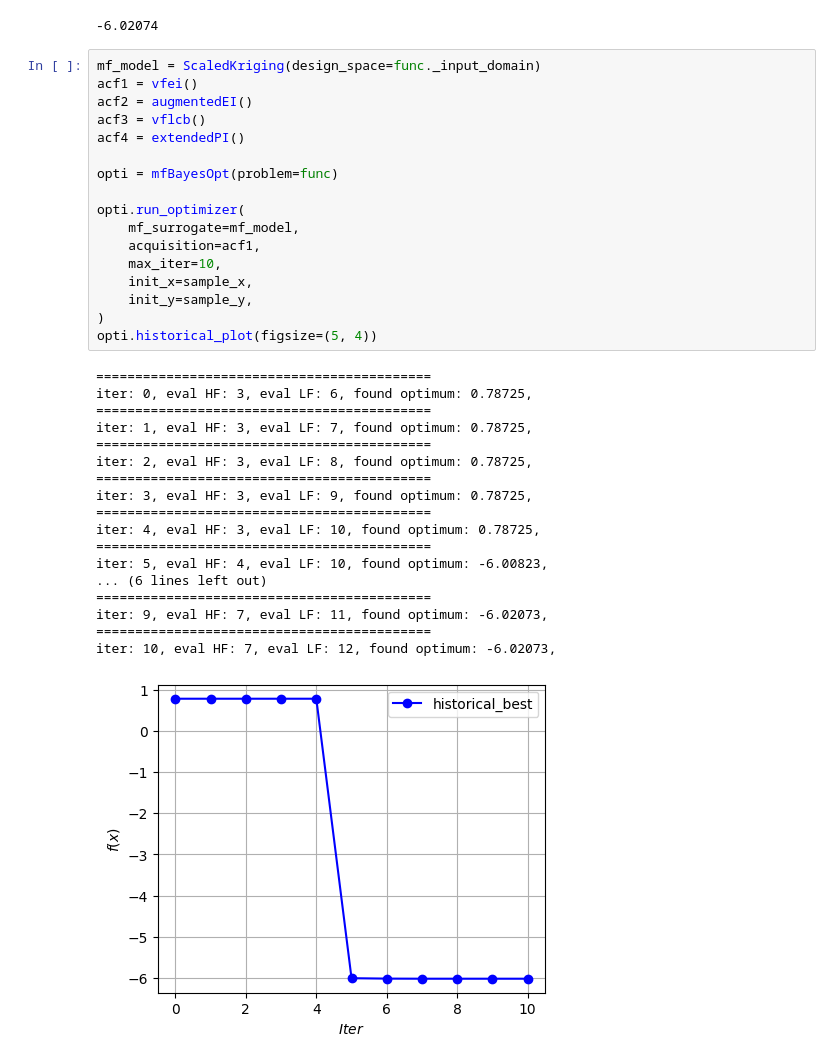
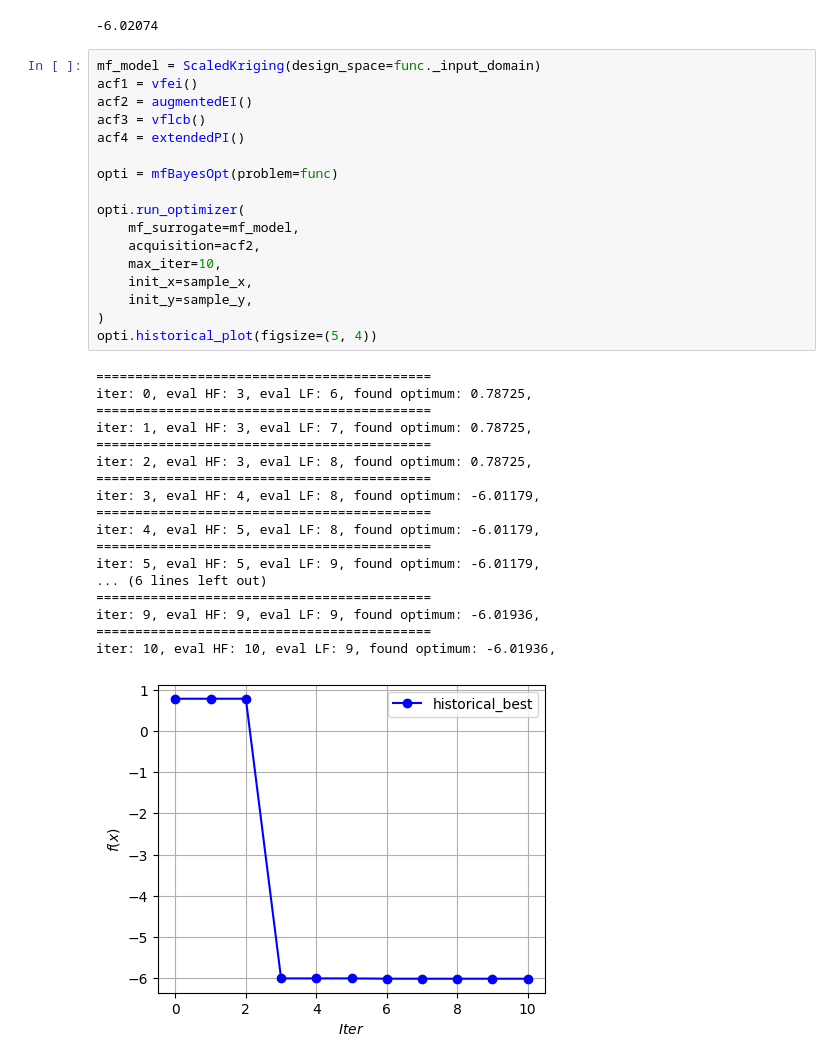
Before and after one commit to JiaxiangYi96/mfpml, a Jupyter notebook: tutorials/mf_bayesian_optimization.ipynb, the cells around one changed output. Saved outputs shown, nothing was run; the diff lists cells and outputs as text.

```diff
--- a/tutorials/mf_bayesian_optimization.ipynb
+++ b/tutorials/mf_bayesian_optimization.ipynb
@@ -28,36 +28,36 @@ sample_y = func(sample_x)
 # %%
 mf_model = ScaledKriging(design_space=func._input_domain)
 acf1 = vfei()
 acf2 = augmentedEI()
 acf3 = vflcb()
 acf4 = extendedPI()
 
 opti = mfBayesOpt(problem=func)
 
 opti.run_optimizer(
     mf_surrogate=mf_model,
-    acquisition=acf1,
+    acquisition=acf2,
     max_iter=10,
     init_x=sample_x,
     init_y=sample_y,
 )
 opti.historical_plot(figsize=(5, 4))
 # %% [output]
 ===========================================
 iter: 0, eval HF: 3, eval LF: 6, found optimum: 0.78725,
 ===========================================
 iter: 1, eval HF: 3, eval LF: 7, found optimum: 0.78725,
 ===========================================
 iter: 2, eval HF: 3, eval LF: 8, found optimum: 0.78725,
 ===========================================
-iter: 3, eval HF: 3, eval LF: 9, found optimum: 0.78725,
+iter: 3, eval HF: 4, eval LF: 8, found optimum: -6.01179,
 ===========================================
-iter: 4, eval HF: 3, eval LF: 10, found optimum: 0.78725,
+iter: 4, eval HF: 5, eval LF: 8, found optimum: -6.01179,
 ===========================================
-iter: 5, eval HF: 4, eval LF: 10, found optimum: -6.00823,
+iter: 5, eval HF: 5, eval LF: 9, found optimum: -6.01179,
 ... (6 lines left out)
 ===========================================
-iter: 9, eval HF: 7, eval LF: 11, found optimum: -6.02073,
+iter: 9, eval HF: 9, eval LF: 9, found optimum: -6.01936,
 ===========================================
-iter: 10, eval HF: 7, eval LF: 12, found optimum: -6.02073,
+iter: 10, eval HF: 10, eval LF: 9, found optimum: -6.01936,
-[figure, old version]
+[figure, new version]
```
Also changed, not shown: 13 other files.
